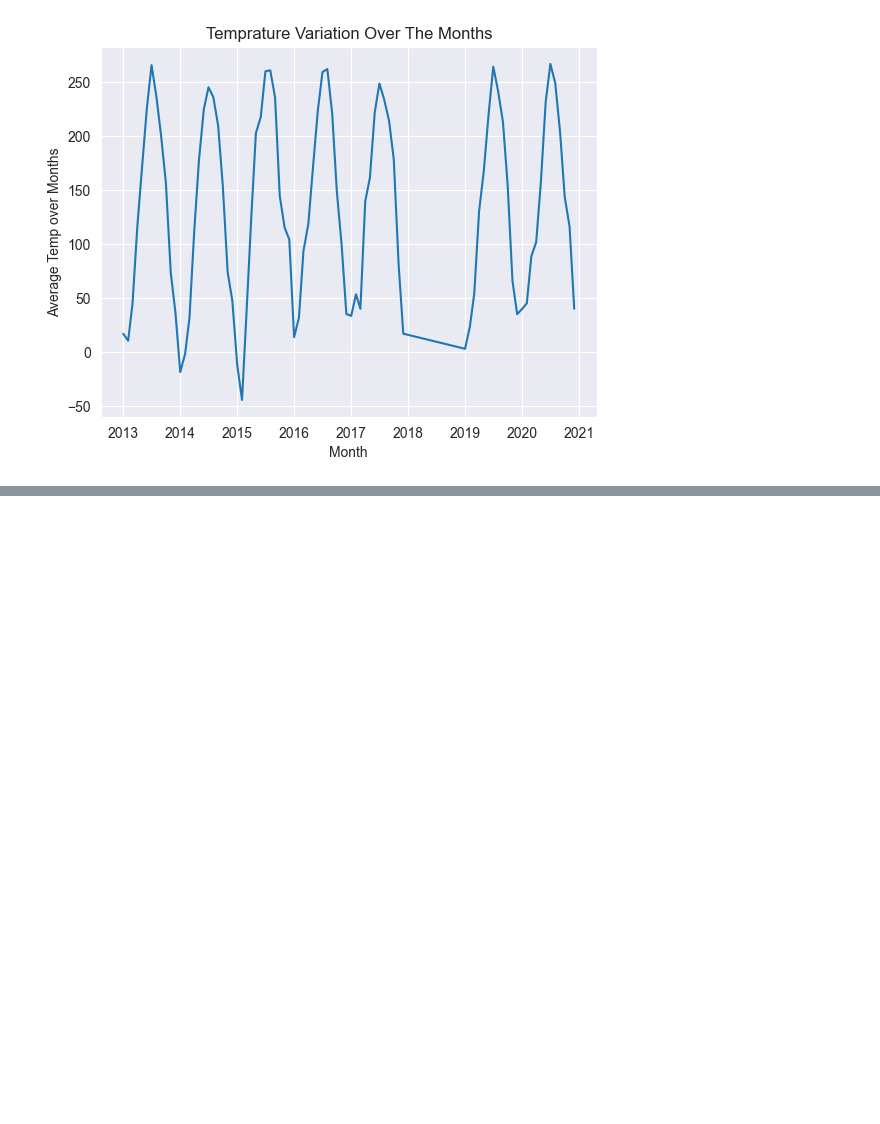
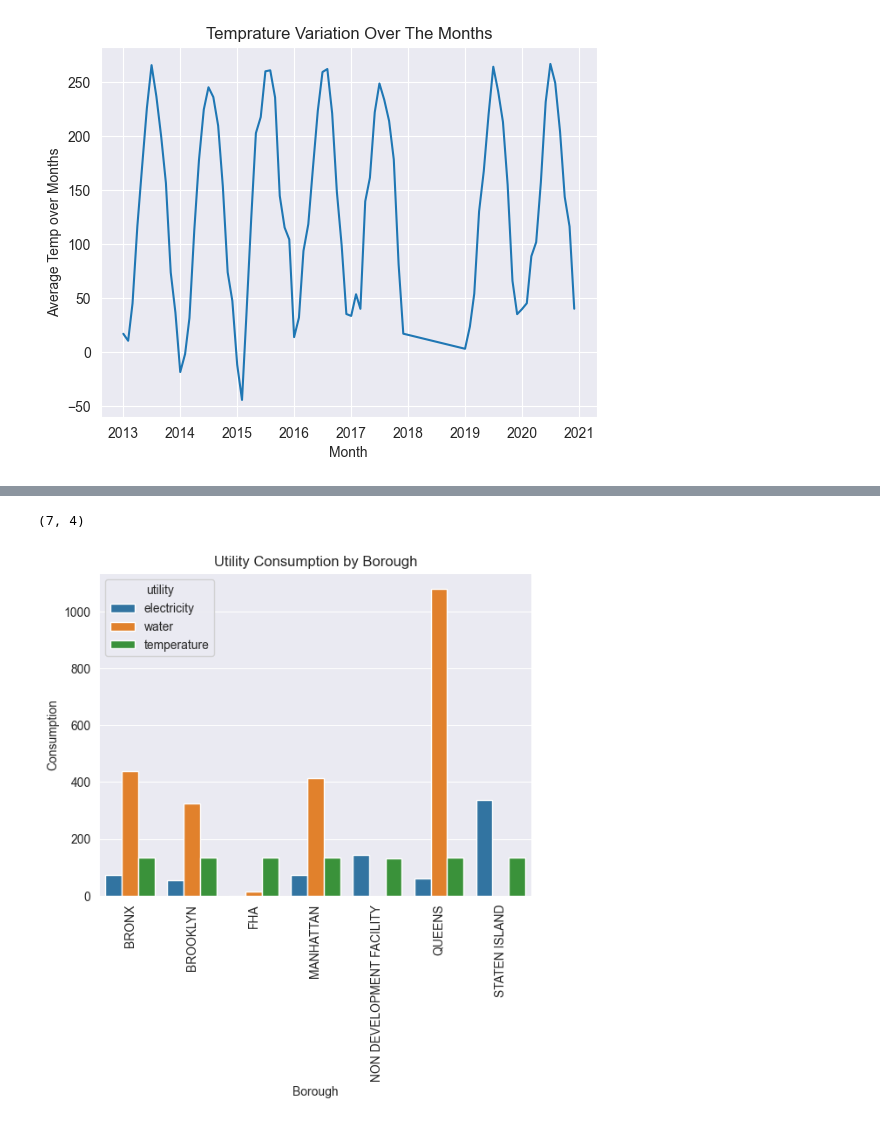
Before and after one commit to asim-21172218/DAP_Project, a Jupyter notebook: DAP Visualization.ipynb, the cells around one changed output, grey strips where cells are left out. Saved outputs shown, nothing was run; the diff lists cells and outputs as text; code cells hidden in the pictures; blank space fills up the shorter version.

```diff
--- a/DAP Visualization.ipynb
+++ b/DAP Visualization.ipynb
@@ -273,0 +302,24 @@ conn.close()
+# %%
+with engine.begin() as conn:
+    df = pd.read_sql_query(text('select borough,AVG(elec_consumption_kw) electricity,AVG(water_consumption_hcf) water,AVG(avg_temp) temperature from electrical_water_consumption group by 1;'), con=conn)
+
+print(df.shape)
+# Reshape the data using melt
+melted_df = pd.melt(df, id_vars=['borough'], var_name='utility', value_name='consumption')
+
+# Plot the bar graph with hue
+sns.barplot(x='borough', y='consumption', hue='utility', data=melted_df)
+
+
+# Set the title and labels
+plt.title('Utility Consumption by Borough')
+plt.xticks(rotation='vertical')
+plt.xlabel('Borough')
+plt.ylabel('Consumption')
+
+
+# Show the plot
+plt.show()
+# %% [output]
+(7, 4)
+[figure, added]
```
Also changed, not shown: parts of 6 cells of this notebook.
